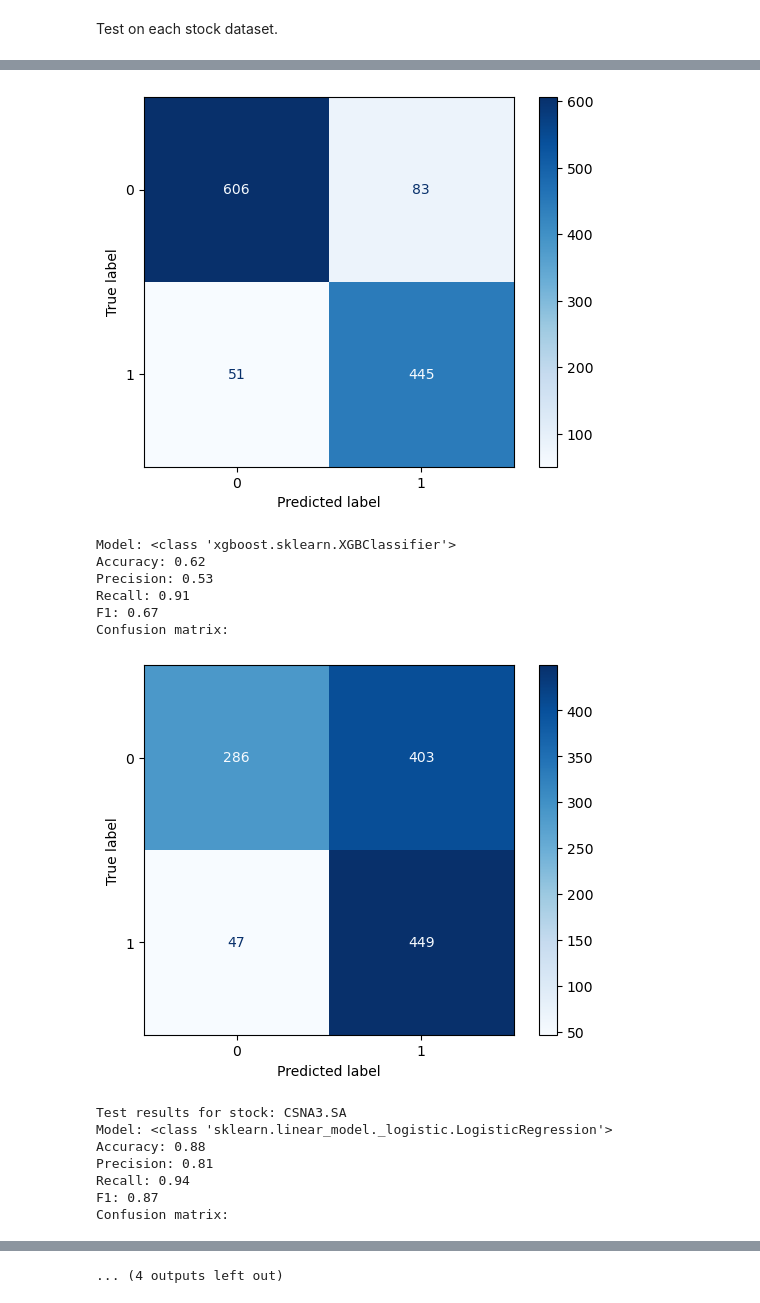
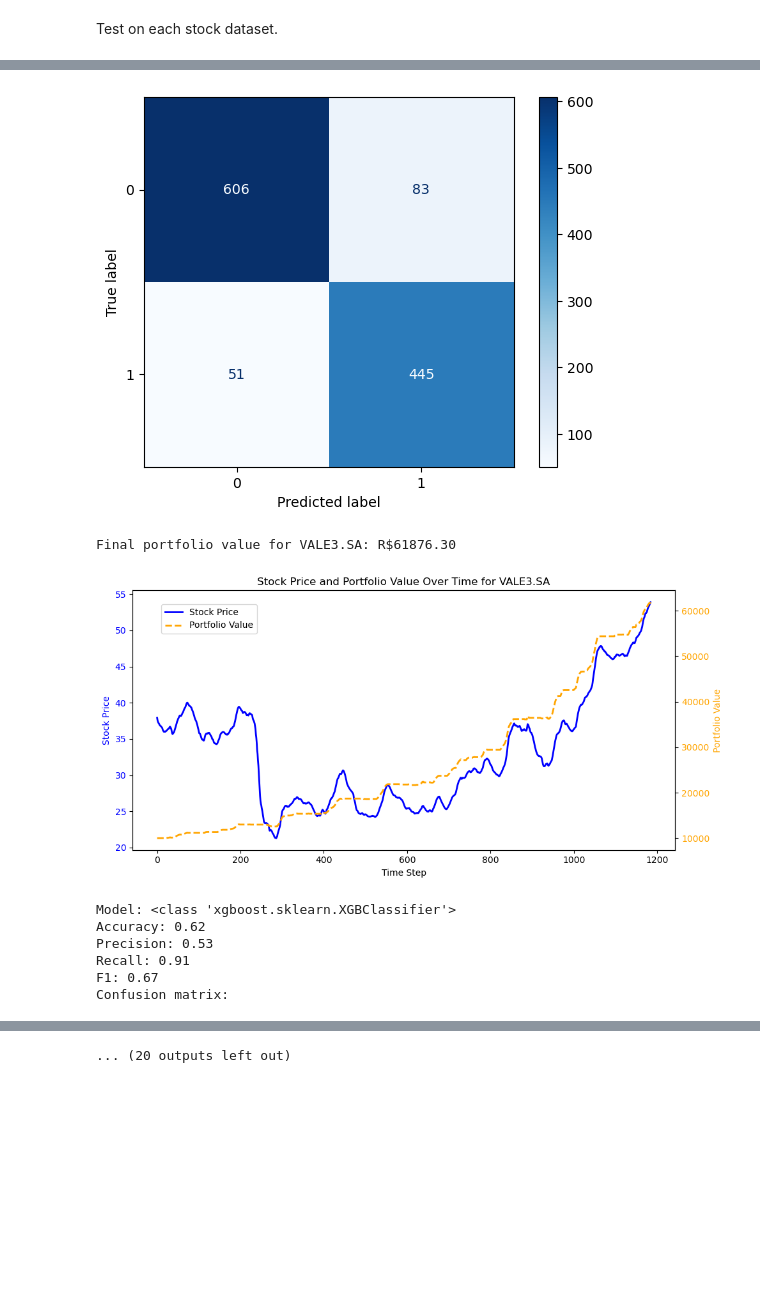
Before and after one commit to MarkDuek/cartesius-tech-challenge, a Jupyter notebook: baseline.ipynb, the cells around one changed output, grey strips where cells are left out. Drawn from its saved outputs; the diff is of its cells as text; code cells hidden in the pictures; blank space fills up the shorter version.

Commit message:
feat: add backtesting for baseline models

```diff
--- a/baseline.ipynb
+++ b/baseline.ipynb
@@ -65,6 +99,6 @@ Define model training and evaluation methods.
 # %%
 # Function to fit a classifier and evaluate its performance
-def fit_classifier(X_train, X_test, y_train, y_test, model):
+def fit_classifier(X_train, X_test, y_train, y_test, model, test, prices):
     # Train the model using the training data
     model.fit(X_train, y_train)
 
@@ -92,15 +126,44 @@ def fit_classifier(X_train, X_test, y_train, y_test, model):
     plt.show()
     print()
 
+    if test:
+        # prices = test_df.iloc[:,2].to_numpy()
+
+        # Run the backtest simulation
+        portfolio_values, final_value = backtest_strategy_np(prices, y_pred, initial_cash=10000, price_index=0)
+        print(f"Final portfolio value for {stock}: R${final_value:.2f}")
+
+        # Create a dual Y-axis plot
+        fig, ax1 = plt.subplots(figsize=(10, 5))
+        ax2 = ax1.twinx()  # Create a second y-axis sharing the same x-axis
+
+        # Plot stock prices on the left y-axis
+        ax1.plot(prices, label='Stock Price', color='blue', linewidth=2)
+        ax1.set_xlabel('Time Step')
+        ax1.set_ylabel('Stock Price', color='blue')
+        ax1.tick_params(axis='y', labelcolor='blue')
+
+        # Plot portfolio values on the right y-axis
+        ax2.plot(portfolio_values, label='Portfolio Value', color='orange', linestyle='--', linewidth=2)
+        ax2.set_ylabel('Portfolio Value', color='orange')
+        ax2.tick_params(axis='y', labelcolor='orange')
+
+        # Title and legend
+        plt.title(f'Stock Price and Portfolio Value Over Time for {stock}')
+        fig.tight_layout()
+        fig.legend(loc='upper left', bbox_to_anchor=(0.1, 0.9))
+        plt.show()
+        print()
+
 # Main function to train and evaluate models
-def main(X_train, X_test, y_train, y_test):
+def main(X_train, X_test, y_train, y_test, test, prices):
     # Initialize Logistic Regression model with a specified max_iter
     logistic_regression_model = LogisticRegression(max_iter=max_iter)  # Increase max_iter if needed
-    fit_classifier(X_train, X_test, y_train, y_test, logistic_regression_model)
+    fit_classifier(X_train, X_test, y_train, y_test, logistic_regression_model, test, prices)
 
     # Initialize XGBoost classifier with specified parameters
     xgboost_model = XGBClassifier(n_estimators=n_estimators, max_depth=max_depth, objective='binary:logistic')
-    fit_classifier(X_train, X_test, y_train, y_test, xgboost_model)
+    fit_classifier(X_train, X_test, y_train, y_test, xgboost_model, test, prices)
 # %%
 # Train models on train data for each stock
 for stock_name, stock_train_df in zip(stocks, train_dfs):
@@ -113,7 +176,7 @@ for stock_name, stock_train_df in zip(stocks, train_dfs):
     # Display validation results for the current stock
     print("Validation results\n")
     print(f"Train results for stock: {stock_name}")
-    main(X_train, X_val, y_train, y_val)
+    main(X_train, X_val, y_train, y_val, test=False, prices=None)
     print()
 # %% [output]
 Validation results
@@ -173,35 +236,29 @@ Test on each stock dataset.
 # %%
 # Evaluate models on test data for each stock
 for stock_name, stock_train_df, stock_test_df in zip(stocks, train_dfs, test_dfs):
     X = stock_train_df.iloc[:, 4:].values
     y = stock_train_df.iloc[:, 3].values
     X_test = stock_test_df.iloc[:, 4:].values
     y_test = stock_test_df.iloc[:, 3].values
 
     # Print evaluation results for the current stock
     print(f"Test results for stock: {stock_name}")
-    main(X, X_test, y, y_test)
+    main(X, X_test, y, y_test, test=True, prices = stock_test_df.iloc[:,2].to_numpy())
     print()
 # %% [output]
 Test results for stock: BBAS3.SA
 Model: <class 'sklearn.linear_model._logistic.LogisticRegression'>
 Accuracy: 0.89
 Precision: 0.84
 Recall: 0.90
 F1: 0.87
 Confusion matrix:
 [figure]
-Model: <class 'xgboost.sklearn.XGBClassifier'>
-Accuracy: 0.62
-Precision: 0.53
-Recall: 0.91
-F1: 0.67
-Confusion matrix:
+Final portfolio value for VALE3.SA: R$61876.30
-[figure, old version]
+[figure, new version]
-Test results for stock: CSNA3.SA
-Model: <class 'sklearn.linear_model._logistic.LogisticRegression'>
-Accuracy: 0.88
-Precision: 0.81
-Recall: 0.94
-F1: 0.87
+Model: <class 'xgboost.sklearn.XGBClassifier'>
+Accuracy: 0.62
+Precision: 0.53
+Recall: 0.91
+F1: 0.67
 Confusion matrix:
@@ -231 +278 @@ Confusion matrix:
-... (4 outputs left out)
+... (20 outputs left out)
```
Also changed, not shown: parts of 3 cells of this notebook.
